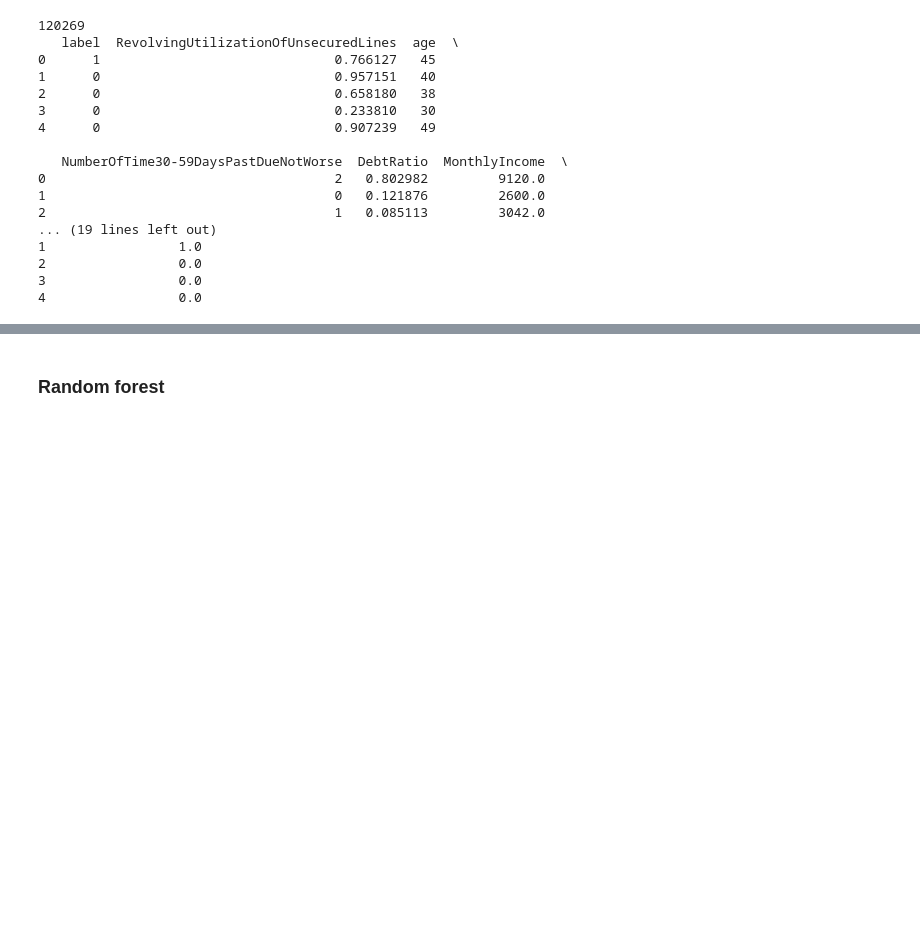
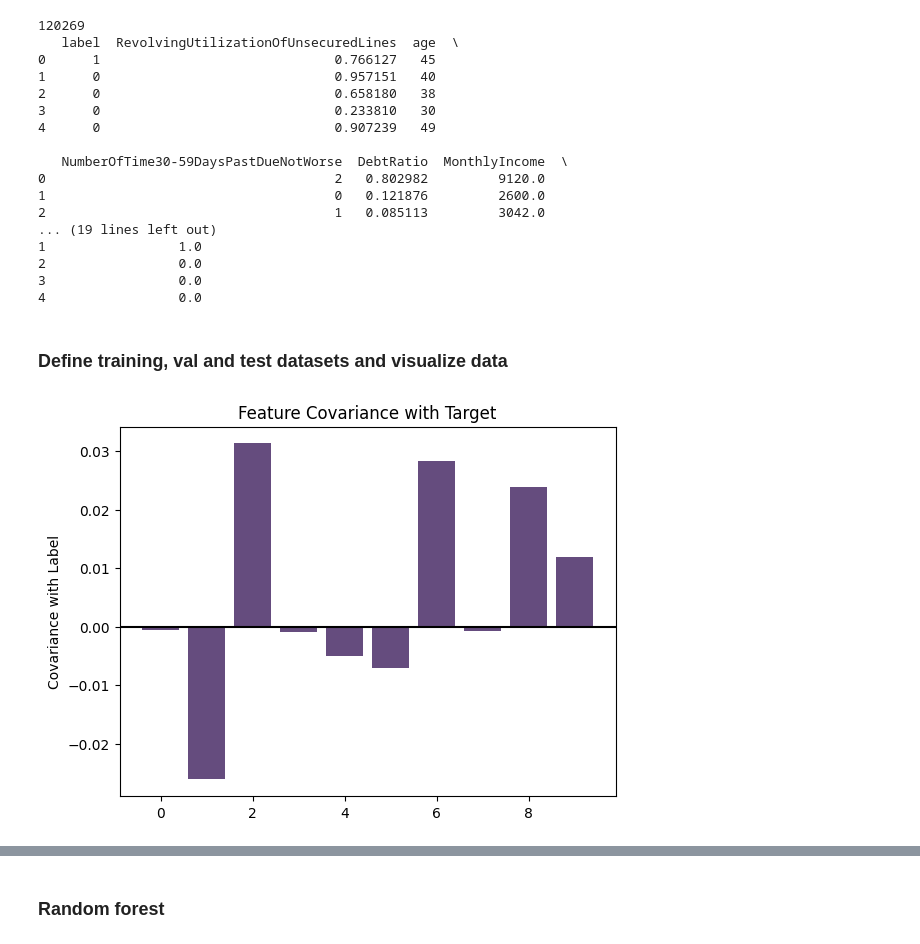
Before and after one commit to daansku/dsb-project-25, a Jupyter notebook: main.ipynb, the cells around one changed output, grey strips where cells are left out. Cells and saved outputs as stored; diff of their text form; code cells hidden in the pictures; blank space fills up the shorter version.

```diff
--- a/main.ipynb
+++ b/main.ipynb
@@ -30,3 +36,29 @@ print(df.head(5))
 2                 0.0
 3                 0.0
 4                 0.0
+# %% [markdown]
+### Define training, val and test datasets and visualize data
+# %%
+features_count = len(df.columns) - 1
+X = df.drop(columns=['label'], axis=1).to_numpy()
+y = df['label']
+
+X_train, X_valtest, y_train, y_valtest = train_test_split(X, y, test_size=0.30, random_state=1)
+X_val, X_test, y_val, y_test = train_test_split(X_valtest, y_valtest, test_size=0.50, random_state=1)
+
+X_scaled = StandardScaler().fit_transform(X)
+
+covs = []
+for i in range(features_count):
+    cov = np.cov(X_scaled[:, i], y)
+    covs.append(cov[0, 1])
+
+feature_names = df.drop(columns=['label']).columns.tolist()
+
+plt.bar(range(features_count), covs, color="#654c7e")
+plt.axhline(0, color='black')
+plt.ylabel('Covariance with Label')
+plt.title('Feature Covariance with Target')
+plt.show()
+# %% [output]
+[figure, added]
```
Also changed, not shown: parts of 6 cells of this notebook.
